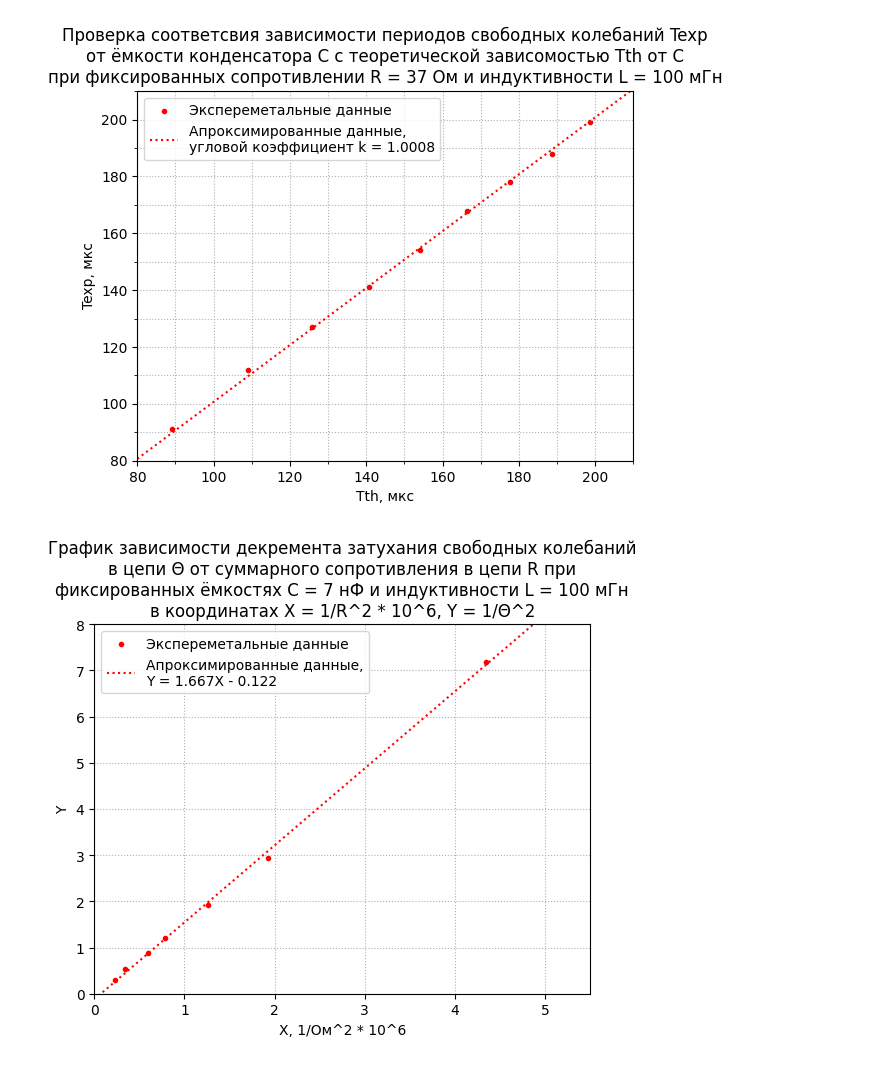
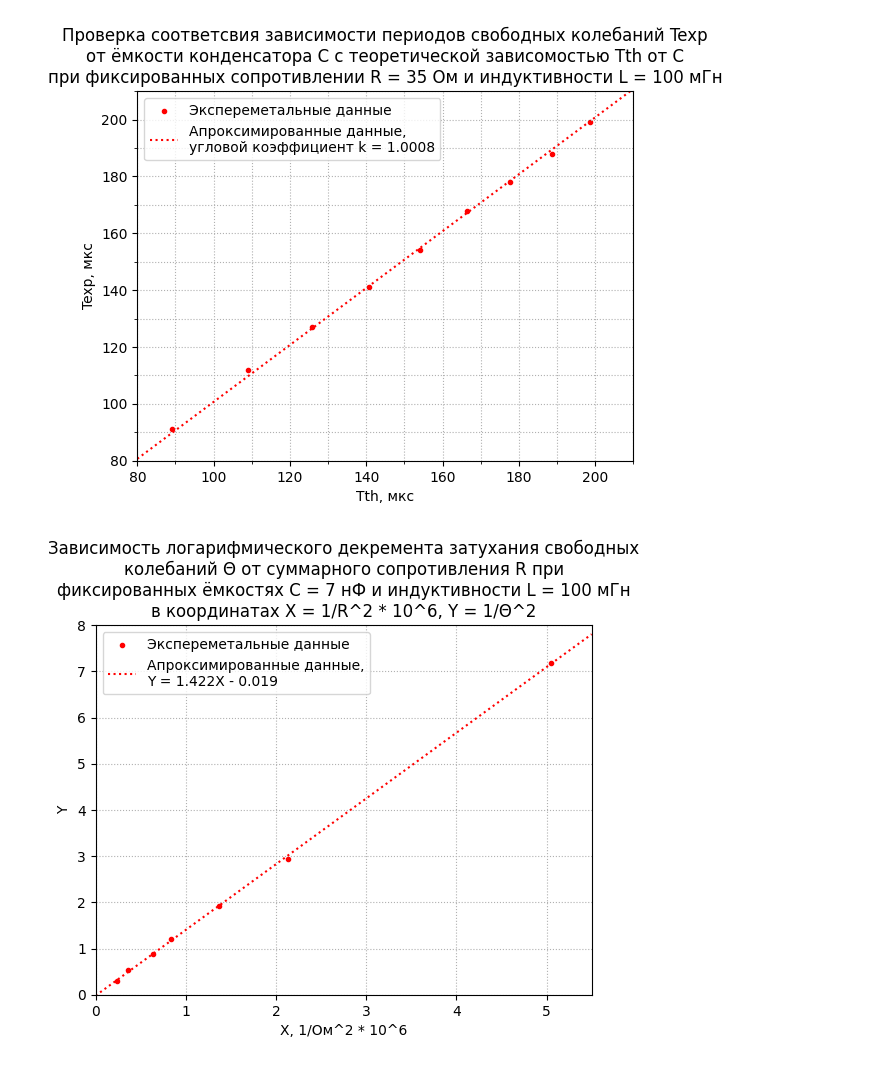
Before and after one commit to airavil/ObshePhis-Labs, a Jupyter notebook: Электричество и Магнетизм/3.2.4+3.2.5/obrabotka.ipynb, the cells around one changed output. Drawn from its saved outputs; the diff is of its cells as text; code cells hidden in the pictures.

```diff
--- a/Электричество и Магнетизм/3.2.4+3.2.5/obrabotka.ipynb
+++ b/Электричество и Магнетизм/3.2.4+3.2.5/obrabotka.ipynb
@@ -34,29 +35,29 @@ plt.show()
 # %% [output]
 [figure]
 # %%
-Rl = 70
+Rl = 35
 R = [410, 650, 820, 1060, 1220, 1630, 2040]
 d = [0.373, 0.584, 0.72, 0.909, 1.069, 1.365, 1.867]
 for i in range(7):
     R[i]+=Rl
 X = list(map(lambda x: 1/(x**2)*10**6, R))
 Y = list(map(lambda x: 1/(x**2), d))
 ax = plt.gca()
 plt.scatter(X, Y, marker='.', label='Экспереметальные данные', color='red')
 coeffs = np.polyfit(X, Y, deg=1)
 poly_func = np.poly1d(coeffs)
 x = np.linspace(0, 5.5, 100)
 y = poly_func(x)
 plt.plot(x, y, label=f"Апроксимированные данные,\nY = {coeffs[0]:.3f}X - {abs(coeffs[1]):.3f}", color='red', ls=':',)
 ax.xaxis.set_minor_locator(ticker.MultipleLocator(10))
 ax.yaxis.set_minor_locator(ticker.MultipleLocator(10))
 ax.grid(True, which='both', axis='both', linestyle='dotted')
 plt.ylim(0, 8)
 plt.xlim(0, 5.5)
-plt.title('График зависимости декремента затухания свободных колебаний\nв цепи Θ от суммарного сопротивления в цепи R при\nфиксированных ёмкостях C = 7 нФ и индуктивности L = 100 мГн\nв координатах X = 1/R^2 * 10^6, Y = 1/Θ^2')
+plt.title('Зависимость логарифмического декремента затухания свободных\nколебаний Θ от суммарного сопротивления R при\nфиксированных ёмкостях C = 7 нФ и индуктивности L = 100 мГн\nв координатах X = 1/R^2 * 10^6, Y = 1/Θ^2')
 plt.xlabel("X, 1/Ом^2 * 10^6")
 plt.ylabel("Y")
 ax.legend()
 plt.show()
 # %% [output]
-[figure, old version]
+[figure, new version]
```
Also changed, not shown: parts of 7 cells of this notebook.
